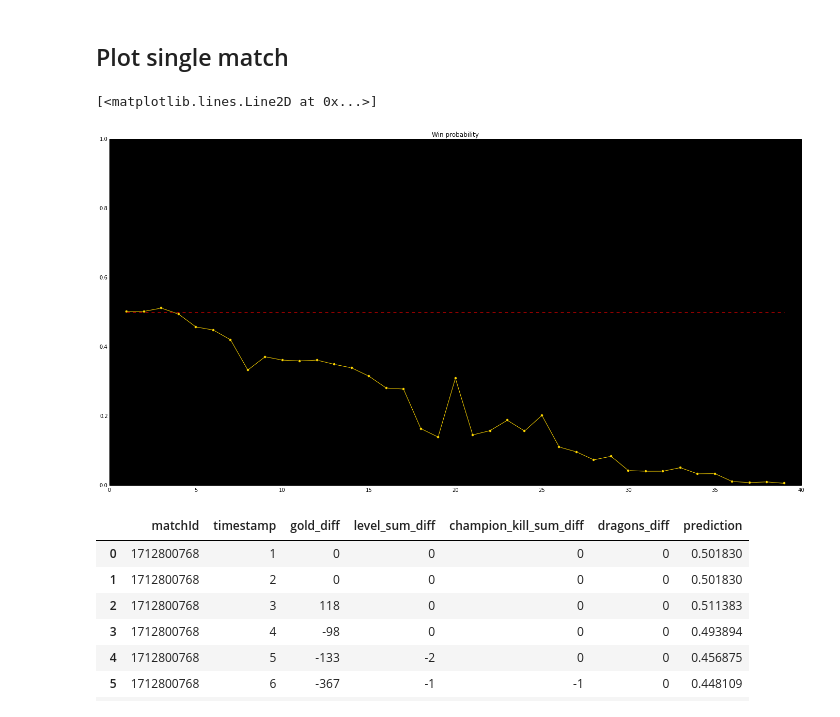
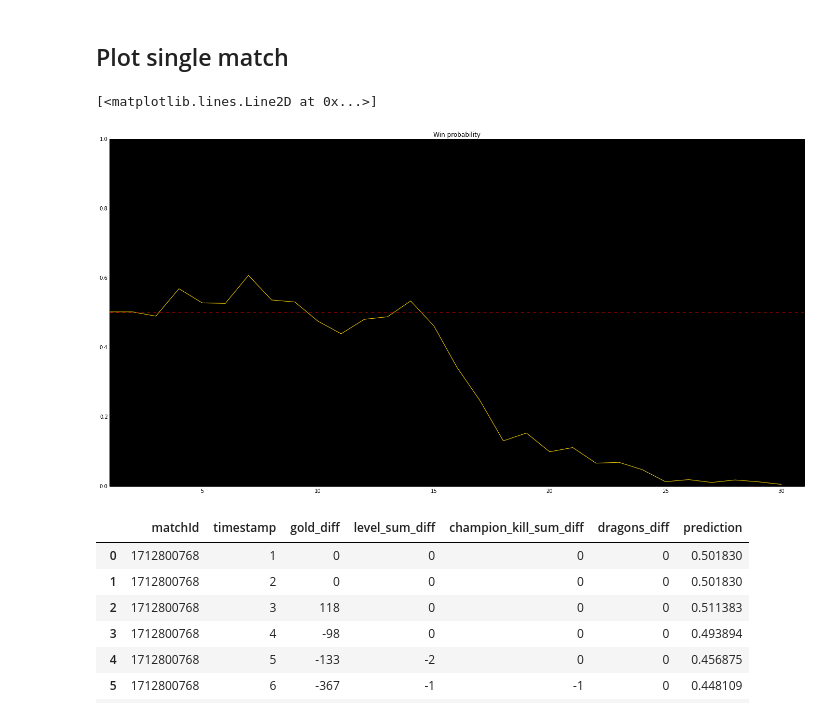
Before and after one commit to christophM/lol, a Jupyter notebook: projects/winprob/notebooks/win-probability.ipynb, the cells around one changed output. Drawn from its saved outputs; the diff is of its cells as text; code cells hidden in the pictures.

Commit message:
some more things for graphic

```diff
--- a/projects/winprob/notebooks/win-probability.ipynb
+++ b/projects/winprob/notebooks/win-probability.ipynb
@@ -79,29 +79,21 @@ zip(X.columns, rf.coef_[0])
 plot_data = X_train.sort()
 plot_data["prediction"] =  [x[1] for x in rf.predict_proba(X_train)]
 # %%
-matchId = plot_data.index.levels[0].unique()[9]
+matchId = plot_data.index.levels[0].unique()[10]
 match = plot_data[plot_data.index.get_level_values("matchId").isin([matchId])]
 plot_me = match.reset_index().sort("timestamp")
 # %%
 plt.figure(1, figsize = (24,12))
-ax = []
 #aPlot =
 wp_plt = plt.subplot(111, axisbg = 'black', title = "Win probability")
 #ax.append(aPlot)
-wp_plt.plot(plot_me.timestamp, plot_me.prediction, color = 'gold',
-     marker = 'o', ms = 5, mfc = 'gold')
+wp_plt.plot(plot_me.timestamp, plot_me.prediction, color = 'gold')
 wp_plt.set_ylim(0, 1)
-
-# wp_plt.xticks(plot_me.timestamp)
-# wp_plt.ylabel('Average Price')
-# wp_plt.xlabel('Mark-up')
-# wp_plt.grid(True)
-# wp_plt.ylim((25,250))
-
-wp_plt.plot((1, max(plot_me.timestamp)), (0.5, 0.5), 'k-', color = "red", linestyle='--')
+wp_plt.set_xlim(1, max(plot_me.timestamp) + 1)
+wp_plt.plot((1, max(plot_me.timestamp) + 1), (0.5, 0.5), 'k-', color = "red", linestyle='--')
 # %% [output]
 [<matplotlib.lines.Line2D at 0x...>]
-[figure, old version]
+[figure, new version]
 # %%
 plt.ylim?
 # %%
```
